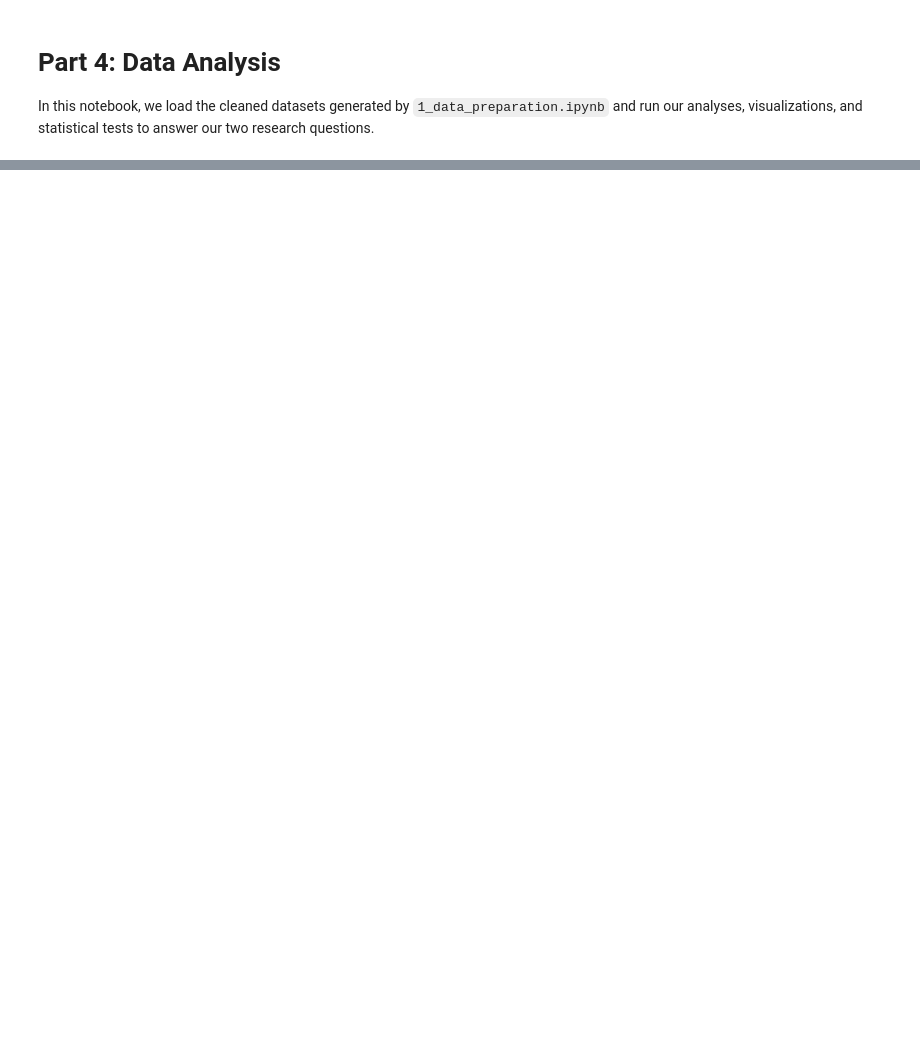
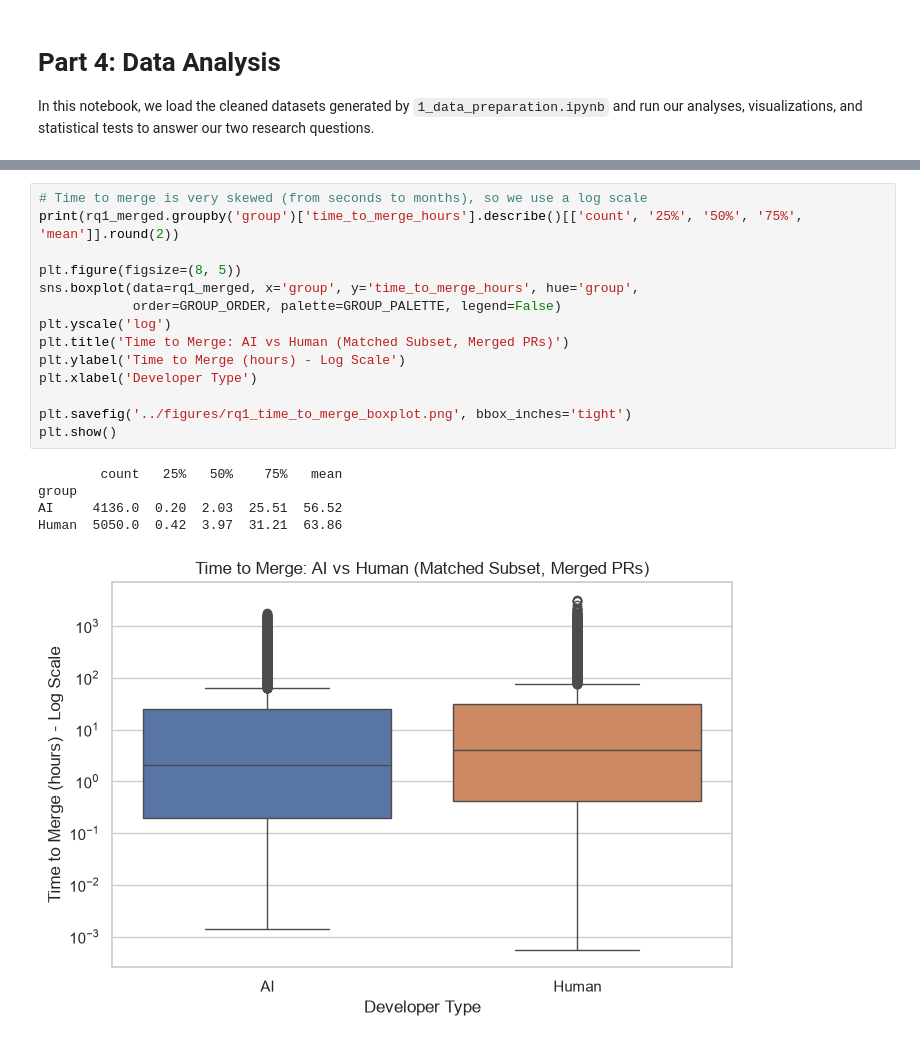
Before and after one commit to Tristanlach/LOG6307E-Replication-Project-MSR, a Jupyter notebook: notebooks/2_data_analysis.ipynb, the cells around one changed output, grey strips where cells are left out. Cells and saved outputs as stored; diff of their text form; blank space fills up the shorter version.

```diff
--- a/notebooks/2_data_analysis.ipynb
+++ b/notebooks/2_data_analysis.ipynb
@@ -53,0 +144,20 @@ Let's compare the size of the changes (Code Churn).
+# %%
+# Time to merge is very skewed (from seconds to months), so we use a log scale
+print(rq1_merged.groupby('group')['time_to_merge_hours'].describe()[['count', '25%', '50%', '75%', 'mean']].round(2))
+
+plt.figure(figsize=(8, 5))
+sns.boxplot(data=rq1_merged, x='group', y='time_to_merge_hours', hue='group',
+            order=GROUP_ORDER, palette=GROUP_PALETTE, legend=False)
+plt.yscale('log')
+plt.title('Time to Merge: AI vs Human (Matched Subset, Merged PRs)')
+plt.ylabel('Time to Merge (hours) - Log Scale')
+plt.xlabel('Developer Type')
+
+plt.savefig('../figures/rq1_time_to_merge_boxplot.png', bbox_inches='tight')
+plt.show()
+# %% [output]
+        count   25%   50%    75%   mean
+group
+AI     4136.0  0.20  2.03  25.51  56.52
+Human  5050.0  0.42  3.97  31.21  63.86
+[figure, added]
```
Also changed, not shown: parts of 21 cells of this notebook, 8 other files.
